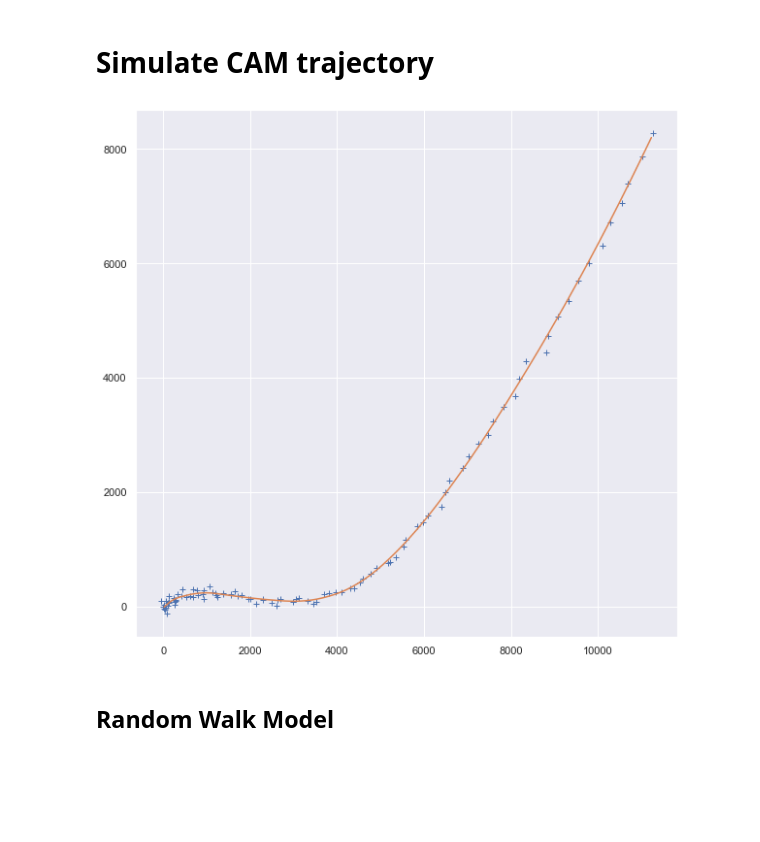
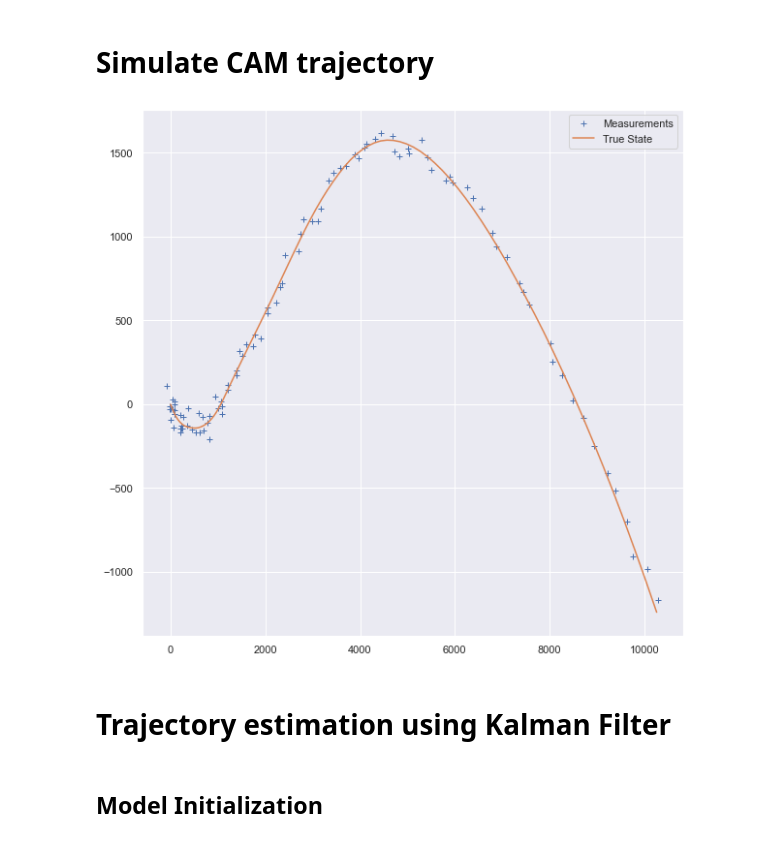
Before and after one commit to maiquang/maithanh-thesis-src, a Jupyter notebook: dp_test.ipynb, the cells around one changed output. Drawn from its saved outputs; the diff is of its cells as text; code cells hidden in the pictures; blank space fills up the shorter version.

Commit message:
Reorganization and plotting of results.

```diff
--- a/dp_test.ipynb
+++ b/dp_test.ipynb
@@ -25,37 +109,46 @@ r = 50
+# %%
+ndat = 100
+dt = 1
+q_tr = 0.5
+r_tr = 50
+
+init_state = np.array([0, 0, 1, -1, -0.1, 0.1])
 # %%
 # Transition matrix
-A = np.array([
+A_tr = np.array([
     [1, 0, dt,  0, dt**2/2,       0],
     [0, 1, 0,  dt,       0, dt**2/2],
     [0, 0, 1,   0,      dt,       0],
     [0, 0, 0,   1,       0,      dt],
     [0, 0, 0,   0,       1,       0],
     [0, 0, 0,   0,       0,       1]
 ])
 
 # Process noise
-Q = q * np.array([
+Q_tr = q_tr * np.array([
     [dt**5/20,        0, dt**4/8,       0, dt**3/6,       0],
     [       0, dt**5/20,       0, dt**4/8,       0, dt**3/6],
     [ dt**4/8,        0, dt**3/3,       0, dt**2/2,       0],
     [       0,  dt**4/8,       0, dt**3/3,       0, dt**2/2],
     [ dt**3/6,        0, dt**2/2,       0,      dt,       0],
     [       0,  dt**3/6,       0, dt**2/2,       0,      dt]
 
 ])
 
-H = np.array([[1, 0, 0, 0, 0, 0],
+H_tr = np.array([[1, 0, 0, 0, 0, 0],
               [0, 1, 0, 0, 0, 0]])
-R = r**2 * np.eye(2)
-init_state = np.array([20, -15, 1, 1, 0.1, 0.1])
+R_tr = r_tr**2 * np.eye(2)
 
-traj = trajectory(A, H, Q, R, init_state, random_state=563, n=ndat)
+traj = trajectory(A_tr, H_tr, Q_tr, R_tr, init_state, random_state=563, n=ndat)
 
-# Plot
+# Plot trajectory
 plt.figure(figsize=(10, 10))
 # plt.axis("equal")
-plt.plot(traj.Y[0,:], traj.Y[1,:], "+")
-plt.plot(traj.X[0,:], traj.X[1,:])
+plt.plot(traj.Y[0,:], traj.Y[1,:], "+", label="Measurements")
+plt.plot(traj.X[0,:], traj.X[1,:], label="True State")
+plt.legend()
 plt.show()
 # %% [output]
-[figure, old version]
+[figure, new version]
+# %% [markdown]
+# Trajectory estimation using Kalman Filter
@@ -62,2 +164,2 @@ plt.show()
 # %% [markdown]
-## Random Walk Model
+## Model Initialization
```
Also changed, not shown: parts of 25 cells of this notebook, 1 other file.
